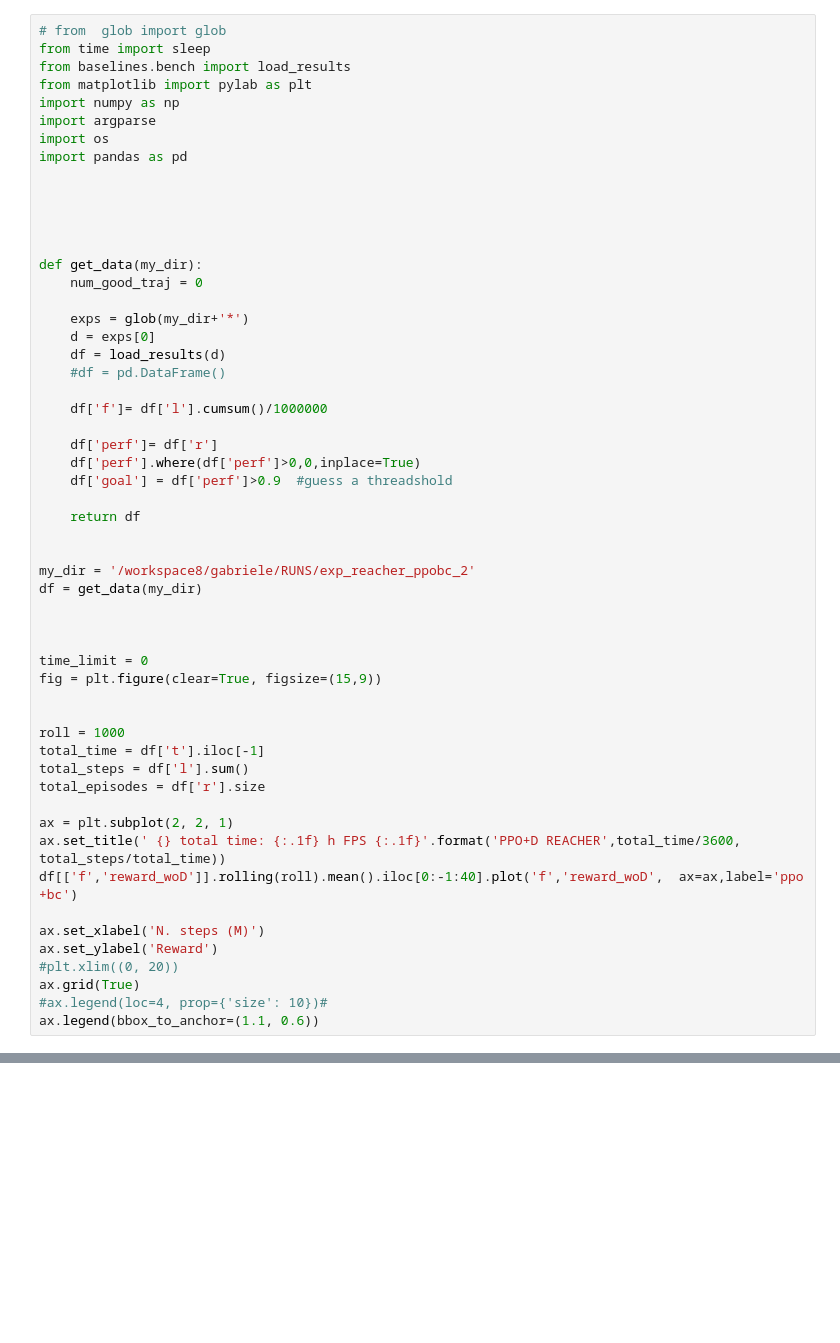
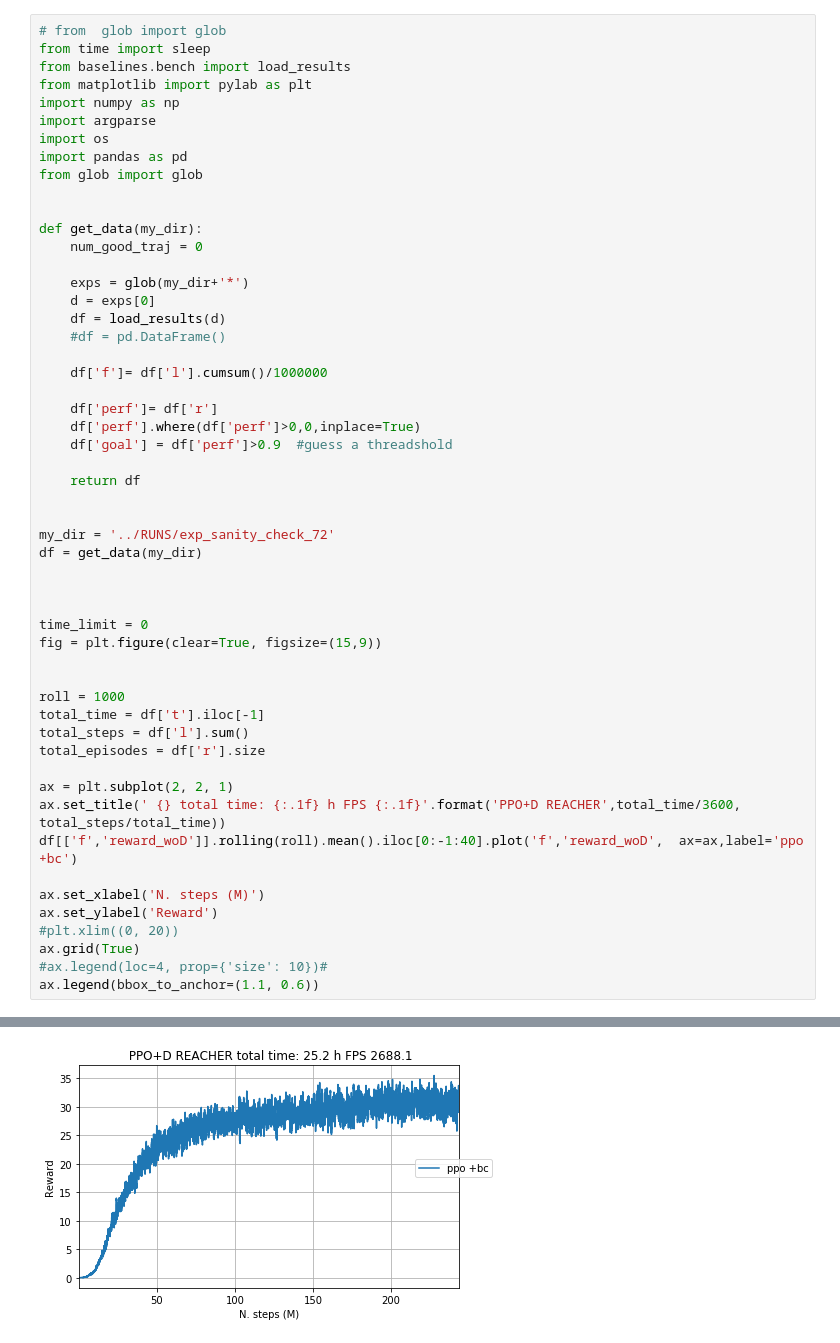
Before and after one commit to compsciencelab/ppo_D, a Jupyter notebook: animal/monitor acrobot.ipynb, the cells around one changed output, grey strips where cells are left out. Cells and saved outputs as stored; diff of their text form; blank space fills up the shorter version.

```diff
--- a/animal/monitor acrobot.ipynb
+++ b/animal/monitor acrobot.ipynb
@@ -7,9 +7,7 @@ import numpy as np
 import argparse
 import os
 import pandas as pd
-
-
-
+from glob import glob
 
 
 def get_data(my_dir):
@@ -29,7 +27,7 @@ def get_data(my_dir):
     return df
 
 
-my_dir = '/workspace8/gabriele/RUNS/exp_reacher_ppobc_2'
+my_dir = '../RUNS/exp_sanity_check_72'
 df = get_data(my_dir)
 
 
@@ -53,3 +51,4 @@ ax.set_ylabel('Reward')
 ax.grid(True)
 #ax.legend(loc=4, prop={'size': 10})#
 ax.legend(bbox_to_anchor=(1.1, 0.6))
+# %% [output]
@@ -55,0 +56 @@ ax.legend(bbox_to_anchor=(1.1, 0.6))
+[figure, added]
```
Also changed, not shown: parts of 1 cell of this notebook, 3 other files.
